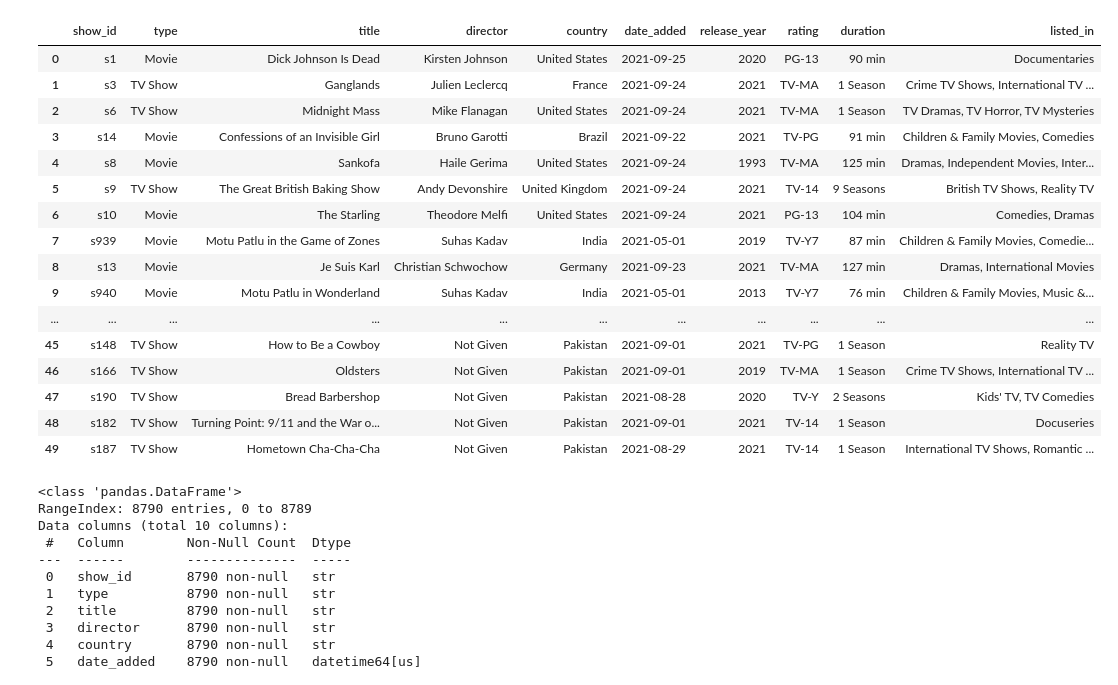
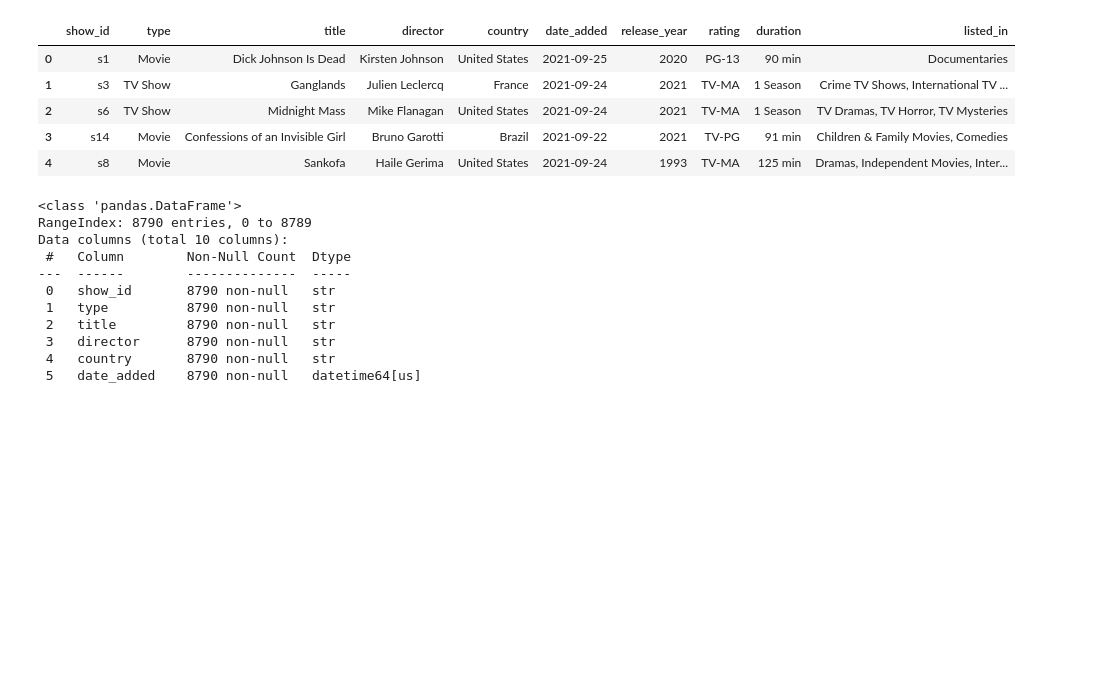
Before and after one commit to hnguyen76/netflix_eda_project, a Jupyter notebook: netflix_data_analysis.ipynb, the cells around one changed output. Drawn from its saved outputs; the diff is of its cells as text; code cells hidden in the pictures; blank space fills up the shorter version.

```diff
--- a/data_prep_practice.ipynb
+++ b/netflix_data_analysis.ipynb
@@ -1,29 +1,18 @@
 # %%
 import numpy as np
 import pandas as pd
 import matplotlib.pyplot as plt
 
 df = pd.read_csv('netflix1.csv')
 df = pd.read_csv('netflix1.csv', parse_dates=["date_added"])
-df.head(50)
+df.head()
 # %% [output]
 |  | show_id | type | title | director | country | date_added | release_year | rating | duration | listed_in |
 | 0 | s1 | Movie | Dick Johnson Is Dead | Kirsten Johnson | United States | 2021-09-25 | 2020 | PG-13 | 90 min | Documentaries |
 | 1 | s3 | TV Show | Ganglands | Julien Leclercq | France | 2021-09-24 | 2021 | TV-MA | 1 Season | Crime TV Shows, International TV ... |
 | 2 | s6 | TV Show | Midnight Mass | Mike Flanagan | United States | 2021-09-24 | 2021 | TV-MA | 1 Season | TV Dramas, TV Horror, TV Mysteries |
 | 3 | s14 | Movie | Confessions of an Invisible Girl | Bruno Garotti | Brazil | 2021-09-22 | 2021 | TV-PG | 91 min | Children & Family Movies, Comedies |
 | 4 | s8 | Movie | Sankofa | Haile Gerima | United States | 2021-09-24 | 1993 | TV-MA | 125 min | Dramas, Independent Movies, Inter... |
-| 5 | s9 | TV Show | The Great British Baking Show | Andy Devonshire | United Kingdom | 2021-09-24 | 2021 | TV-14 | 9 Seasons | British TV Shows, Reality TV |
-| 6 | s10 | Movie | The Starling | Theodore Melfi | United States | 2021-09-24 | 2021 | PG-13 | 104 min | Comedies, Dramas |
-| 7 | s939 | Movie | Motu Patlu in the Game of Zones | Suhas Kadav | India | 2021-05-01 | 2019 | TV-Y7 | 87 min | Children & Family Movies, Comedie... |
-| 8 | s13 | Movie | Je Suis Karl | Christian Schwochow | Germany | 2021-09-23 | 2021 | TV-MA | 127 min | Dramas, International Movies |
-| 9 | s940 | Movie | Motu Patlu in Wonderland | Suhas Kadav | India | 2021-05-01 | 2013 | TV-Y7 | 76 min | Children & Family Movies, Music &... |
-| ... | ... | ... | ... | ... | ... | ... | ... | ... | ... | ... |
-| 45 | s148 | TV Show | How to Be a Cowboy | Not Given | Pakistan | 2021-09-01 | 2021 | TV-PG | 1 Season | Reality TV |
-| 46 | s166 | TV Show | Oldsters | Not Given | Pakistan | 2021-09-01 | 2019 | TV-MA | 1 Season | Crime TV Shows, International TV ... |
-| 47 | s190 | TV Show | Bread Barbershop | Not Given | Pakistan | 2021-08-28 | 2020 | TV-Y | 2 Seasons | Kids' TV, TV Comedies |
-| 48 | s182 | TV Show | Turning Point: 9/11 and the War o... | Not Given | Pakistan | 2021-09-01 | 2021 | TV-14 | 1 Season | Docuseries |
-| 49 | s187 | TV Show | Hometown Cha-Cha-Cha | Not Given | Pakistan | 2021-08-29 | 2021 | TV-14 | 1 Season | International TV Shows, Romantic ... |
 # %%
 df.info()
 # %% [output]
```
Also changed, not shown: 3 other files.
